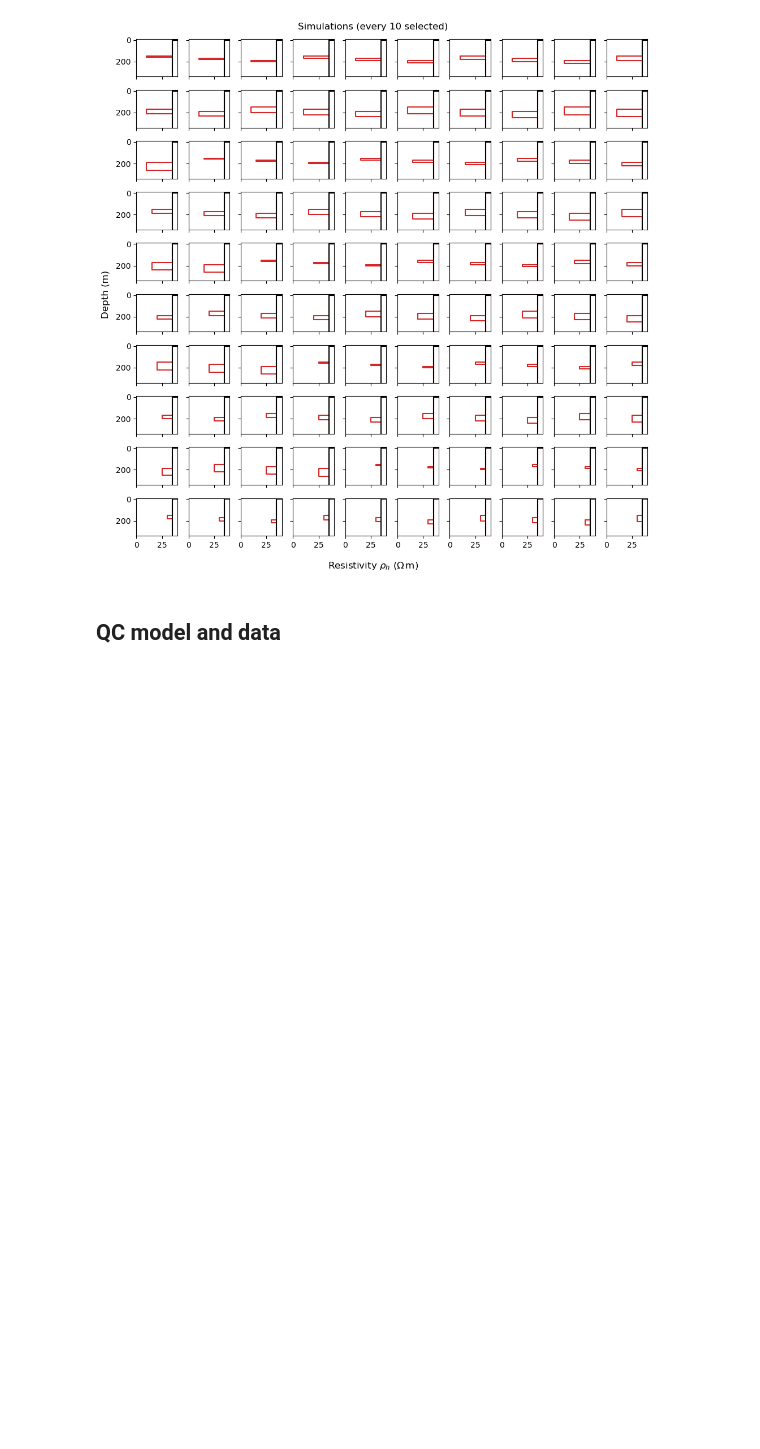
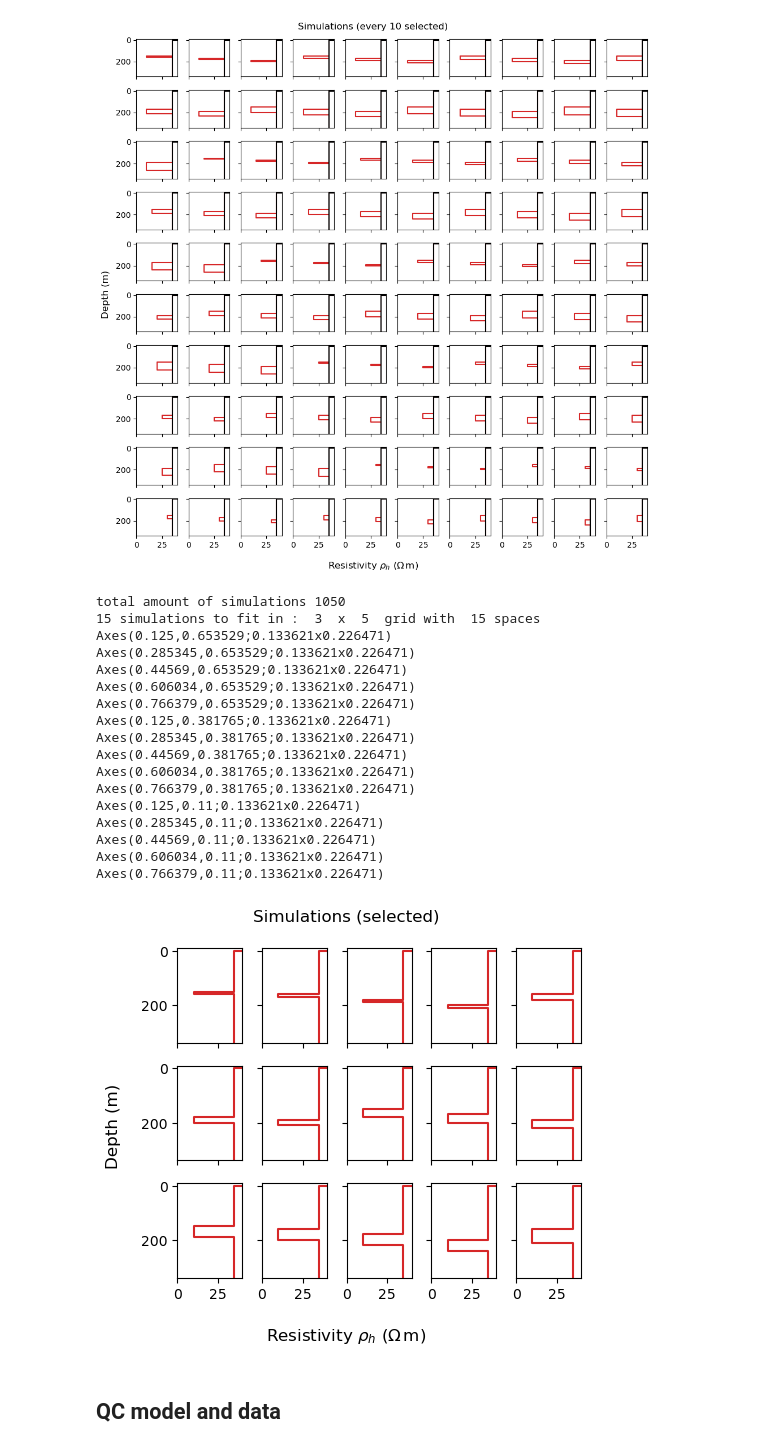
Before and after one commit to SuzannevanNoordt/Delft_HT_ATES_modeling, a Jupyter notebook: 20260805_empymod_pyGIMLi_DGSA_test_v2.ipynb, the cells around one changed output. Cells and saved outputs as stored; diff of their text form; code cells hidden in the pictures; blank space fills up the shorter version.

```diff
--- a/20260805_empymod_pyGIMLi_DGSA_test_v2.ipynb
+++ b/20260805_empymod_pyGIMLi_DGSA_test_v2.ipynb
@@ -179,6 +179,55 @@ for i in np.arange(len(mtrue_selected)):
 total amount of simulations 1050
 100 simulations to fit in :  10  x  10  grid with  100 spaces
 [figure]
+# %%
+# QC models produced, for PUSH-IT
+
+print('total amount of simulations', len(mtrue_list[::5]))
+mtrue_selected = mtrue_list[::5][:3*5*9][::9]
+n_rows = 3
+n_columns = 5
+print(len(mtrue_selected), 'simulations to fit in : ', n_rows, ' x ', n_columns, ' grid with ', n_rows*n_columns, 'spaces')
+
+fig, axs = plt.subplots(n_rows, n_columns, figsize=(n_columns, 1.5*n_rows), tight_layout=True, sharex = True, sharey = True)
+fig.suptitle('Simulations (selected)')
+fig.supxlabel(r'Resistivity $\rho_h\ (\Omega\,\rm{m})$')
+fig.supylabel('Depth (m)')
+
+p_depth = np.r_[-10, np.repeat(depths, 2), 3000]
+p_m0 = np.repeat(m0, 2)
+for i in np.arange(len(mtrue_selected)):
+    p_mtrue = np.repeat(mtrue_selected[i], 2)
+
+    ax1=axs[int((i-i%n_columns)/n_columns), i%n_columns]
+    print(ax1)
+
+    # Plot Resistivities
+    #ax1.set_title('Simulation '+str(i))
+    ax1.plot(p_mtrue, p_depth, 'C3', label="True Model")
+    #ax1.plot(p_m0, p_depth, 'k', label="Start Model")
+    #ax1.set_xscale('log')
+    ax1.set_xlim([0, 40])
+    ax1.set_ylim([depths[-1]+50, depths[0]-10])
+    ax1.set_axis_off
+# %% [output]
+total amount of simulations 1050
+15 simulations to fit in :  3  x  5  grid with  15 spaces
+Axes(0.125,0.653529;0.133621x0.226471)
+Axes(0.285345,0.653529;0.133621x0.226471)
+Axes(0.44569,0.653529;0.133621x0.226471)
+Axes(0.606034,0.653529;0.133621x0.226471)
+Axes(0.766379,0.653529;0.133621x0.226471)
+Axes(0.125,0.381765;0.133621x0.226471)
+Axes(0.285345,0.381765;0.133621x0.226471)
+Axes(0.44569,0.381765;0.133621x0.226471)
+Axes(0.606034,0.381765;0.133621x0.226471)
+Axes(0.766379,0.381765;0.133621x0.226471)
+Axes(0.125,0.11;0.133621x0.226471)
+Axes(0.285345,0.11;0.133621x0.226471)
+Axes(0.44569,0.11;0.133621x0.226471)
+Axes(0.606034,0.11;0.133621x0.226471)
+Axes(0.766379,0.11;0.133621x0.226471)
+[figure, added]
 # %% [markdown]
 ## QC model and data
 # %%
```
Also changed, not shown: parts of 4 cells of this notebook, 37 other files.
